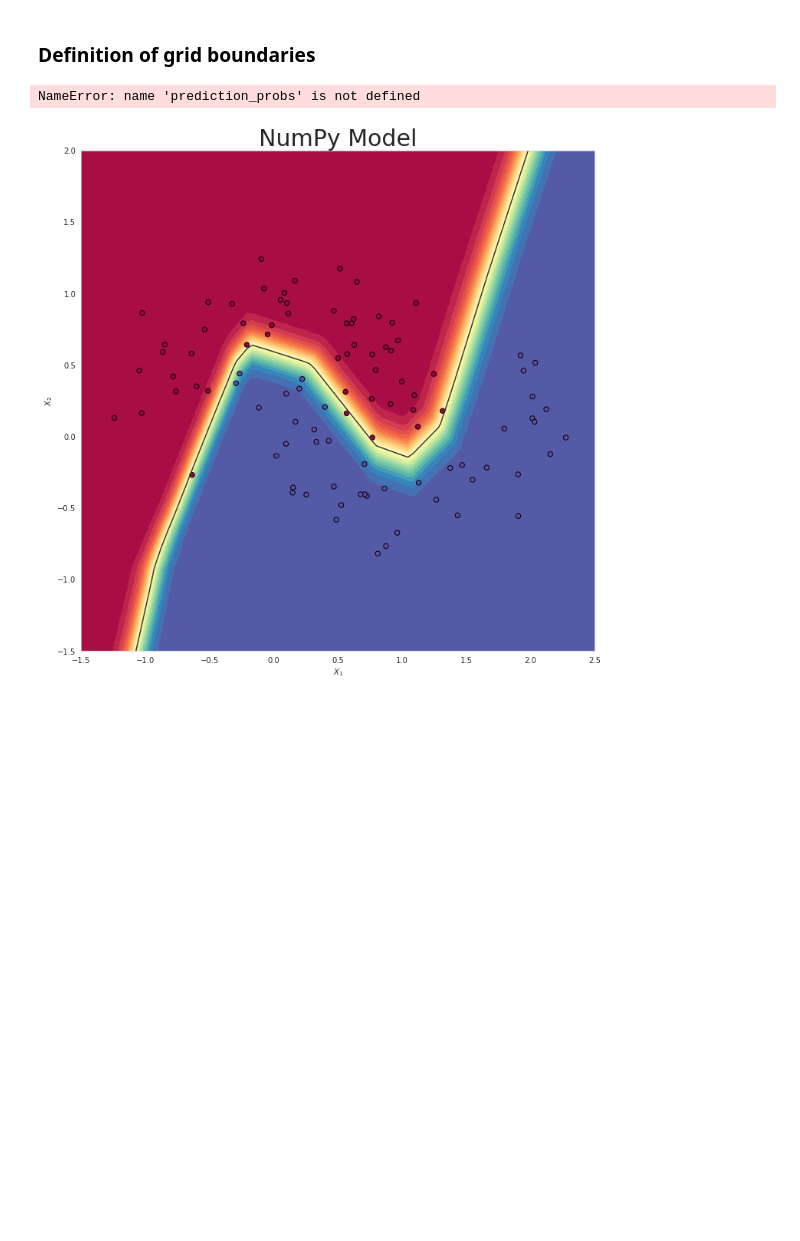
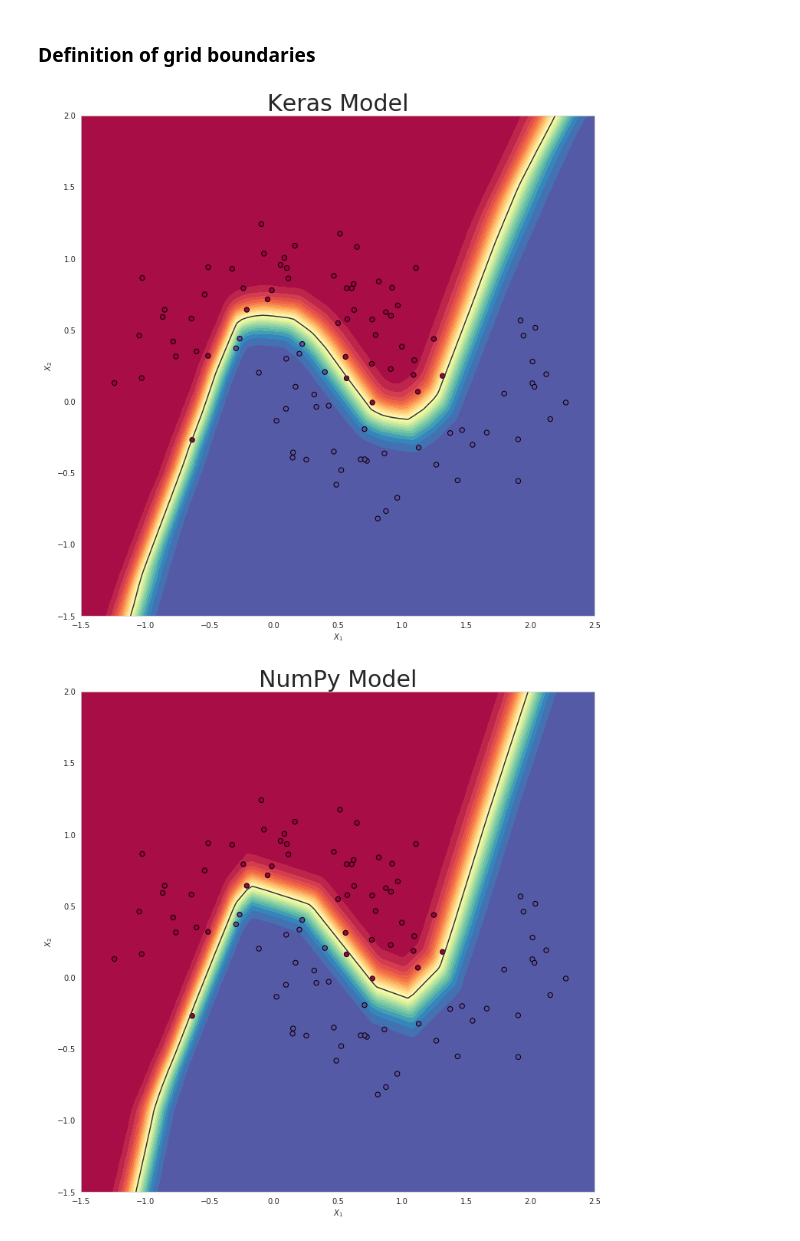
Before and after one commit to aghbit/BIT_AI, a Jupyter notebook: 5_neural_nets_part_2/Numpy deep neural network.ipynb, the cells around one changed output. Cells and saved outputs as stored; diff of their text form; code cells hidden in the pictures; blank space fills up the shorter version.

```diff
--- a/5_neural_nets_part_2/Numpy deep neural network.ipynb
+++ b/5_neural_nets_part_2/Numpy deep neural network.ipynb
@@ -420,10 +420,10 @@ grid = np.mgrid[GRID_X_START:GRID_X_END:100j,GRID_X_START:GRID_Y_END:100j]
 grid_2d = grid.reshape(2, -1).T
 XX, YY = grid
 # %%
-rediction_probs = model.predict_proba(grid_2d, batch_size=32, verbose=0)
+prediction_probs = model.predict_proba(grid_2d, batch_size=32, verbose=0)
 make_plot(X_test, y_test, "Keras Model", file_name=None, XX=XX, YY=YY, preds=prediction_probs)
 # %% [output]
-NameError: name 'prediction_probs' is not defined
+[figure, added]
 # %%
 prediction_probs_numpy, _ = full_forward_propagation(np.transpose(grid_2d), params_values, NN_ARCHITECTURE)
 prediction_probs_numpy = prediction_probs_numpy.reshape(prediction_probs_numpy.shape[1], 1)
```
